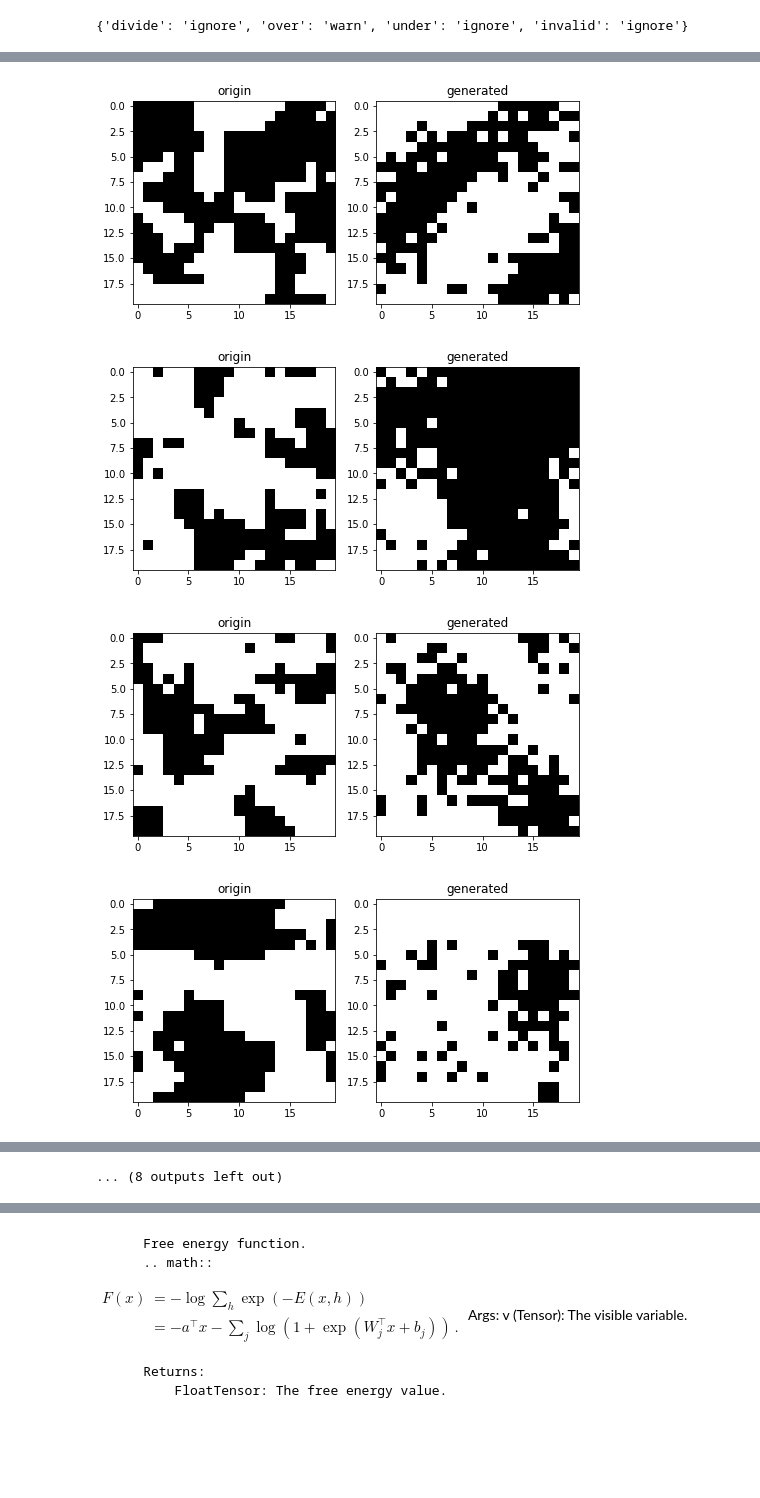
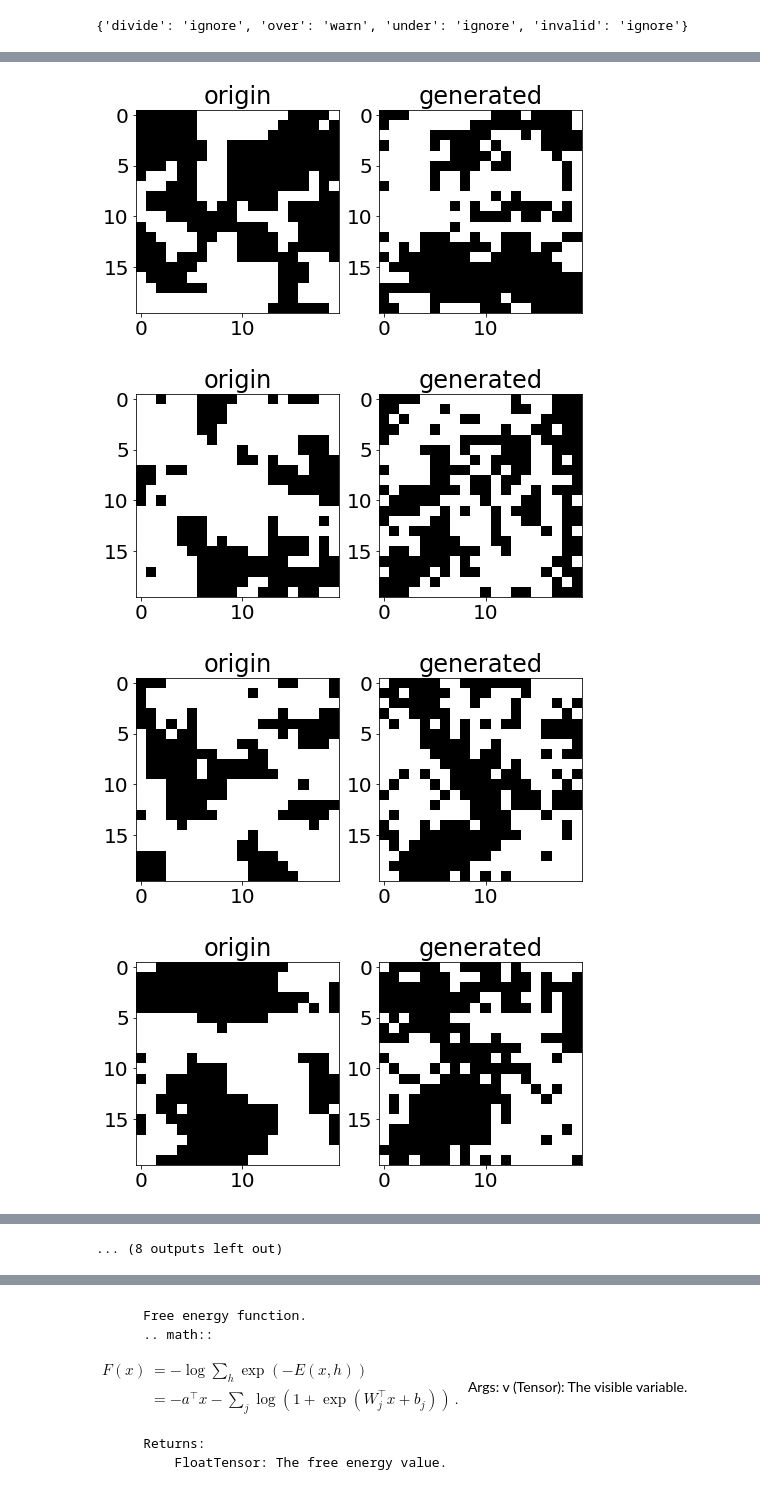
Before and after one commit to physicaone/physicaone, a Jupyter notebook: RRbyTemp.ipynb, the cells around one changed output, grey strips where cells are left out. Saved outputs shown, nothing was run; the diff lists cells and outputs as text; code cells hidden in the pictures; blank space fills up the shorter version.

```diff
--- a/RRbyTemp.ipynb
+++ b/RRbyTemp.ipynb
@@ -18,0 +15,7 @@ Ising2_5=Ising_preprocessing((pd.read_pickle('dataset/T=2_5.pkl')))
+# %%
+mean_std_list=[]
+for i in range(len(T_list)):
+    mean_std_list.append(mean_std(data[i]))
+# %%
+for i in range(len(T_list)):
+    print('T={T} | Emean={Emean} | Estd={Estd}'.format(T=T_list[i], Emean=mean_std(data[i])[0], Estd=mean_std(data[i])[1]))
@@ -19,8 +30,14 @@ Ising2_5=Ising_preprocessing((pd.read_pickle('dataset/T=2_5.pkl')))
 # %%
-n_hid_range=[32, 64, 128, 256]
-n_vis=400
+n_hid_range=[128, 256, 512, 1024]
+n_vis=64
 k=2
-n_epochs=1000
+n_epochs=5000
 batch_size=20
-lr=0.00002
+lr=0.000001
 momentum=0.9
+# %%
+for i in range(7):
+    print('---------T={t}'.format(t=T_list[i]))
+    for j in n_hid_range:
+        print('----------n_hid={n}'.format(n=j))
+        train_and_get_data_RBME(data[i], filename=T_list[i], n_vis=n_vis, n_hid=j, k=k, n_epochs=n_epochs, batch_size=batch_size, lr=lr, momentum=momentum)
@@ -55,16 +192,16 @@ Epoch 588 | Loss=0.1954 | E_gen_mean=-205.39
 # %%
 for i in range(20):
     data1=np.reshape(Ising2_0[i], (20,20))
-    sample1=np.reshape(pd.read_pickle('data/2020-10-10_generated_T=2.0_n_hid=10.pkl')[i], (20, 20))
+    sample1=np.reshape(pd.read_pickle('data/2020-10-11_generated_n_hid=32_T=2.0.pkl')[i], (20, 20))
 
     fig, axes = plt.subplots(1,2, figsize = (8,4))
     axes[0].imshow(data1, cmap='Greys')
     axes[0].set_title('origin')
     axes[1].imshow(sample1, cmap='Greys')
     axes[1].set_title('generated')
     plt.show()
 # %% [output]
-[figure, old version]
+[figure, new version]
-[figure, old version]
+[figure, new version]
-[figure, old version]
+[figure, new version]
-[figure, old version]
+[figure, new version]
```
Also changed, not shown: parts of 31 cells of this notebook, 2 other files.
